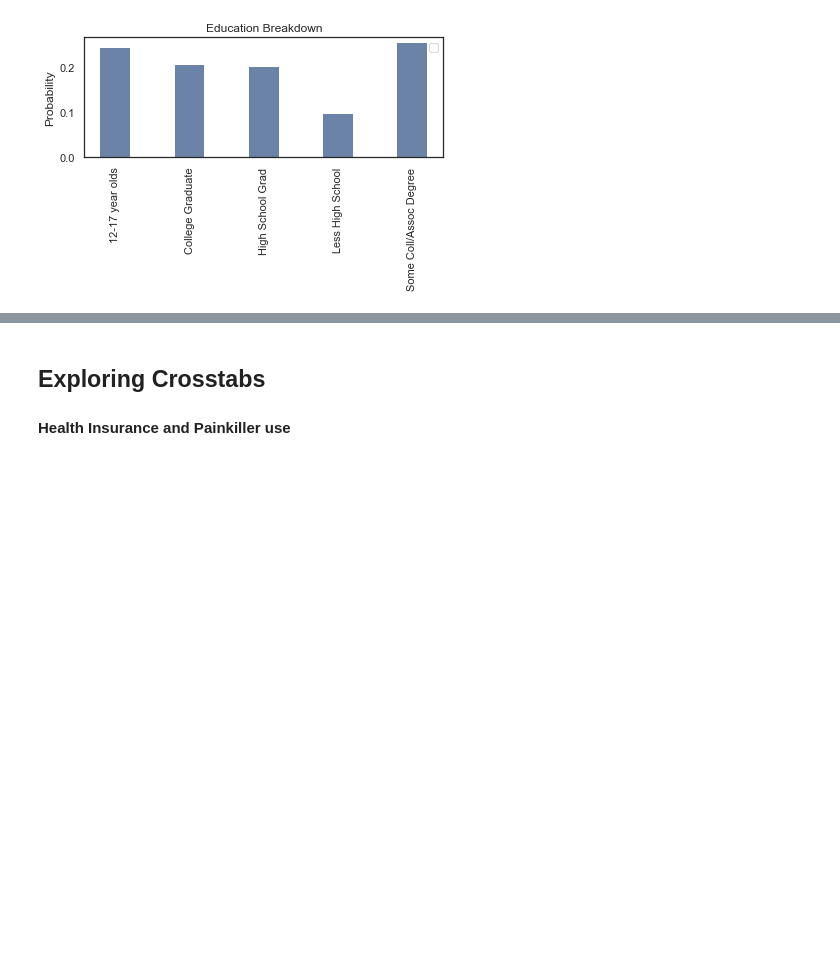
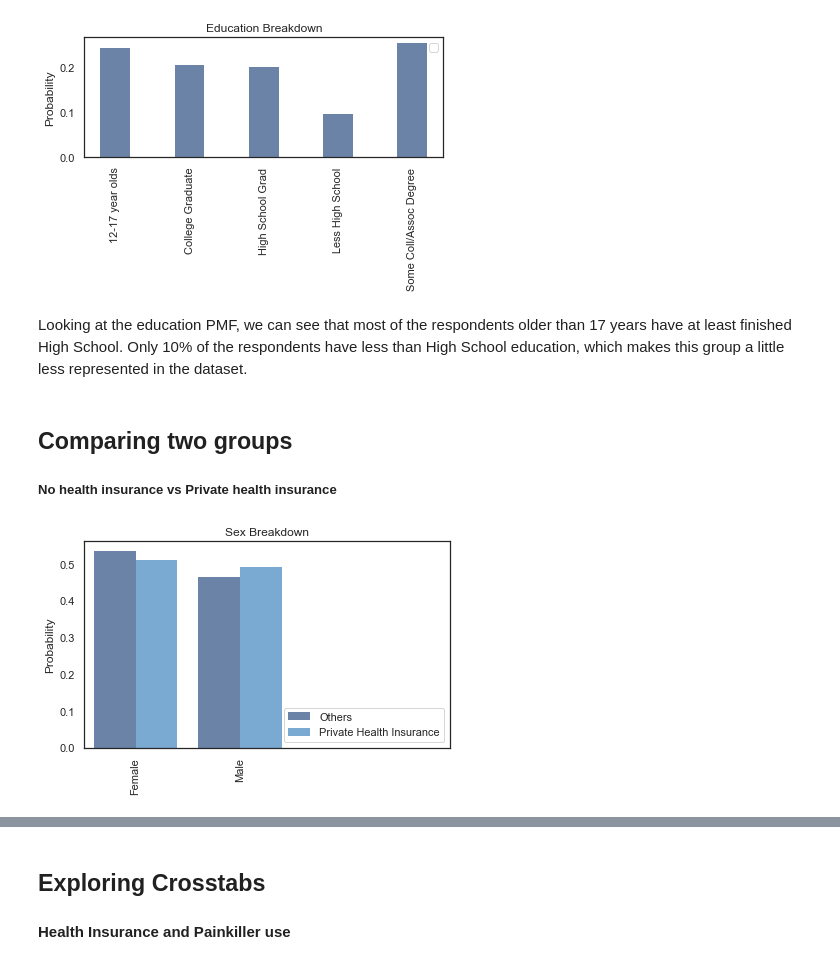
Before and after one commit to mhreid/OpioidsAndDemographics, a Jupyter notebook: project1/Opioids_and_Health_Insurance.ipynb, the cells around one changed output, grey strips where cells are left out. Cells and saved outputs as stored; diff of their text form; code cells hidden in the pictures; blank space fills up the shorter version.

```diff
--- a/project1/Opioids_and_Health_Insurance.ipynb
+++ b/project1/Opioids_and_Health_Insurance.ipynb
@@ -96,3 +136,20 @@ plt.xticks(np.arange(0, 5, step=1), rotation='vertical')
 decorate(ylabel='Probability', title = 'Education Breakdown')
 # %% [output]
 [figure]
+# %% [markdown]
+Looking at the education PMF, we can see that most of the respondents older than 17 years have at least finished High School. Only 10% of the respondents have less than High School education, which makes this group a little less represented in the dataset.
+# %% [markdown]
+## Comparing two groups
+##### No health insurance vs Private health insurance
+# %%
+no_hi = df[df.HEALTH_INSURANCE != "Has Private HI"]
+priv_hi = df[df.HEALTH_INSURANCE == "Has Private HI"]
+# %%
+pmf_a = Pmf(no_hi["SEX"], label='Others')
+pmf_b = Pmf(priv_hi["SEX"], label='Private Health Insurance')
+thinkplot.Hist(pmf_a, align="right", width=width)
+thinkplot.Hist(pmf_b, align="left", width=width)
+plt.xticks(np.arange(0, 4, step=1), rotation='vertical')
+decorate(ylabel='Probability', title='Sex Breakdown', loc='lower right')
+# %% [output]
+[figure, added]
```
Also changed, not shown: parts of 49 cells of this notebook, 2 other files.
